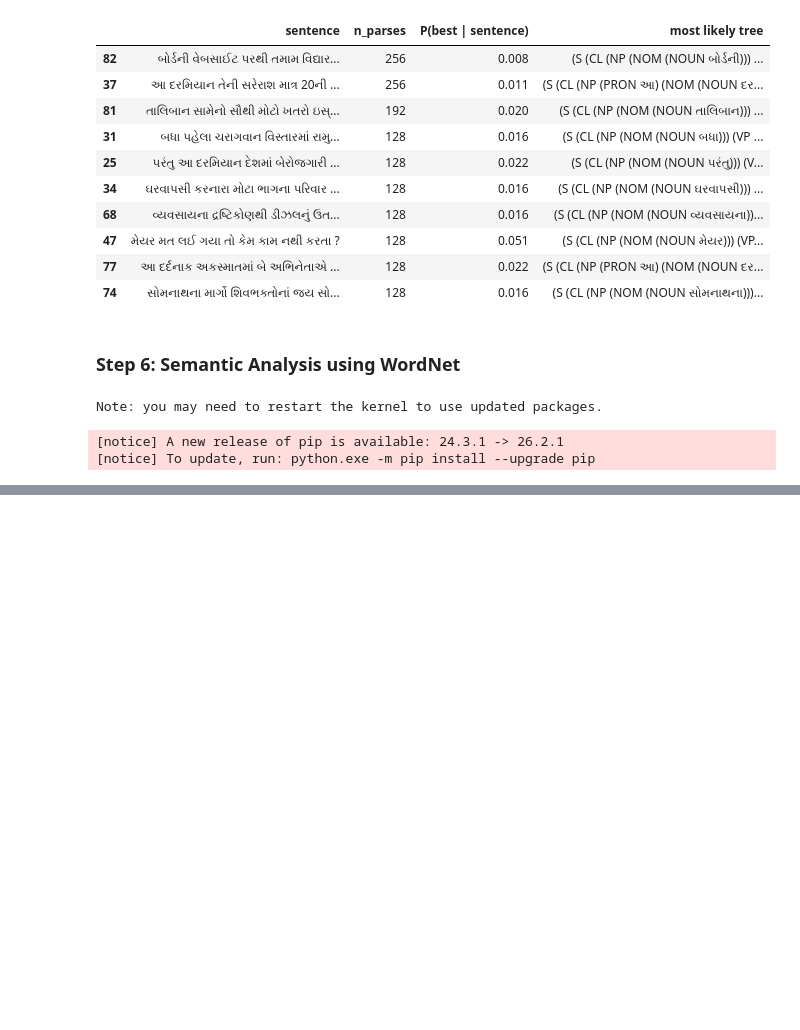
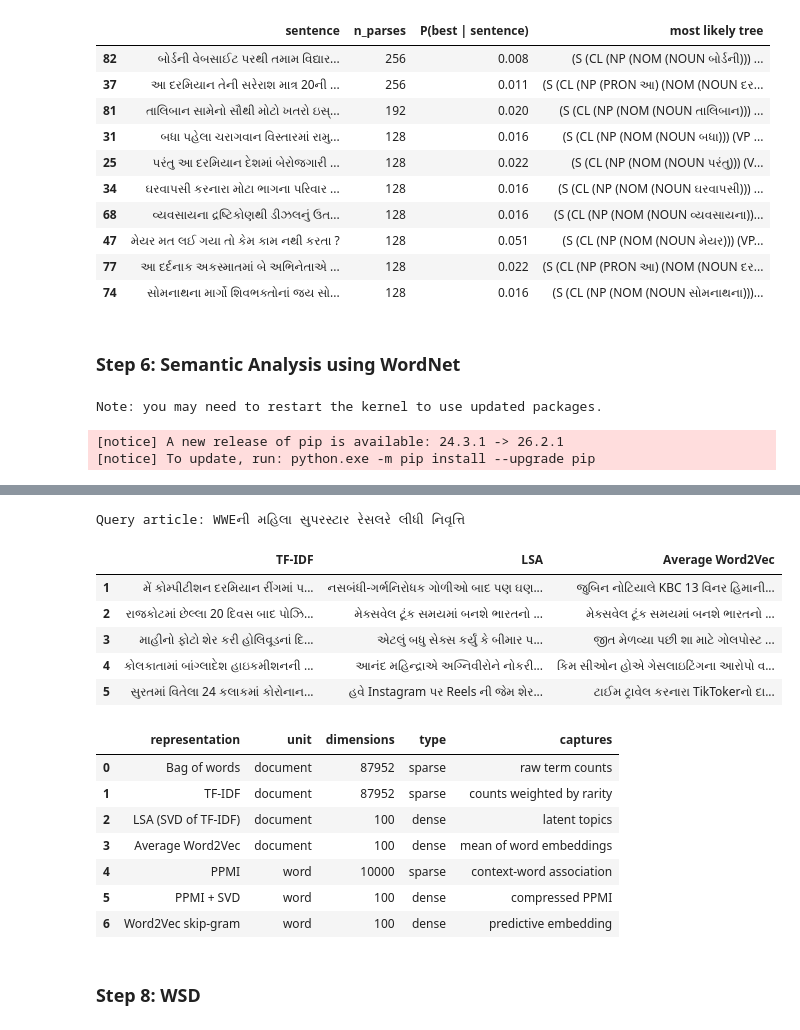
Before and after one commit to Samyak-Vishrani/Gujarati_News_NLP, a Jupyter notebook: mini_project.ipynb, the cells around one changed output, grey strips where cells are left out. Saved outputs shown, nothing was run; the diff lists cells and outputs as text; code cells hidden in the pictures; blank space fills up the shorter version.

```diff
--- a/mini_project.ipynb
+++ b/mini_project.ipynb
@@ -1839,0 +2247,15 @@ for i in (1, 13):
+# %%
+# Word similarity and analogies with Word2Vec.  Analogy a : b :: c : ?  ->  vector(b) - vector(a) + vector(c)
+PAIRS = [('પોલીસ', 'ગુનો'), ('વરસાદ', 'પાણી'), ('ક્રિકેટ', 'મેચ'), ('ક્રિકેટ', 'વરસાદ'), ('શાળા', 'વિદ્યાર્થીઓ')]
+for a, b in PAIRS:
+    if a in wv and b in wv:
+        print(f'similarity({a}, {b}) = {wv.similarity(a, b):.3f}')
+
+ANALOGIES = [('ભારત', 'દિલ્હી', 'ગુજરાત'), ('પુરુષ', 'પતિ', 'સ્ત્રી'), ('ભાજપ', 'મોદી', 'કોંગ્રેસ')]
+print()
+for a, b, c in ANALOGIES:
+    if all(w in wv for w in (a, b, c)):
+        answers = wv.most_similar(positive=[b, c], negative=[a], topn=3)
+        print(f'{a} : {b} :: {c} : ?  ->  ' + ', '.join(f'{w} ({s:.2f})' for w, s in answers))
+    else:
+        print(f'{a} : {b} :: {c} : ?  ->  skipped (word not in vocabulary)')
@@ -1839,0 +2312,45 @@ for i in (1, 13):
+# %%
+# DOCUMENT VECTORS FROM WORD EMBEDDINGS: average of the Word2Vec vectors of an article's words
+k2i = wv.key_to_index
+
+
+def doc_vector(doc):
+    ids = [k2i[t] for t in doc.split() if t in k2i]
+    return wv.vectors[ids].mean(axis=0) if ids else np.zeros(wv.vector_size, dtype=np.float32)
+
+
+X_w2v = normalize(np.vstack([doc_vector(d) for d in tqdm(docs, desc='Averaging word vectors')]))
+
+# The 5 most similar articles to the query article under each document representation
+print('Query article:', headlines[QUERY_DOC])
+display(pd.DataFrame({name: most_similar_docs(X, QUERY_DOC)['headline'].values
+                      for name, X in [('TF-IDF', X_tfidf), ('LSA', X_lsa), ('Average Word2Vec', X_w2v)]},
+                     index=range(1, 6)))
+
+pd.DataFrame([
+    ('Bag of words', 'document', X_bow.shape[1], 'sparse', 'raw term counts'),
+    ('TF-IDF', 'document', X_tfidf.shape[1], 'sparse', 'counts weighted by rarity'),
+    ('LSA (SVD of TF-IDF)', 'document', X_lsa.shape[1], 'dense', 'latent topics'),
+    ('Average Word2Vec', 'document', X_w2v.shape[1], 'dense', 'mean of word embeddings'),
+    ('PPMI', 'word', ppmi.shape[1], 'sparse', 'context-word association'),
+    ('PPMI + SVD', 'word', ppmi_svd.shape[1], 'dense', 'compressed PPMI'),
+    ('Word2Vec skip-gram', 'word', wv.vector_size, 'dense', 'predictive embedding'),
+], columns=['representation', 'unit', 'dimensions', 'type', 'captures'])
+# %% [output]
+Query article: WWEની મહિલા સુપરસ્ટાર રેસલરે લીધી નિવૃત્તિ
+|  | TF-IDF | LSA | Average Word2Vec |
+| 1 | મેં કોમ્‍પીટીશન દરમિયાન રીંગમાં પ... | નસબંધી-ગર્ભનિરોધક ગોળીઓ બાદ પણ ઘણ... | જુબિન નોટિયાલે KBC 13 વિનર હિમાની... |
+| 2 | રાજકોટમાં છેલ્લા 20 દિવસ બાદ પોઝિ... | મેક્સવેલ ટૂંક સમયમાં બનશે ભારતનો ... | મેક્સવેલ ટૂંક સમયમાં બનશે ભારતનો ... |
+| 3 | માહીનો ફોટો શેર કરી હોલિવૂડનાં દિ... | એટલું બધુ સેક્સ કર્યું કે બીમાર પ... | જીત મેળવ્યા પછી શા માટે ગોલપોસ્ટ ... |
+| 4 | કોલકાતામાં બાંગ્લાદેશ હાઇકમીશનની ... | આનંદ મહિન્દ્રાએ અગ્નિવીરોને નોકરી... | કિમ સીઓન હોએ ગેસલાઇટિંગના આરોપો વ... |
+| 5 | સુરતમાં વિતેલા 24 કલાકમાં કોરોનાન... | હવે Instagram પર Reels ની જેમ શેર... | ટાઈમ ટ્રાવેલ કરનારા TikTokerનો દા... |
+|  | representation | unit | dimensions | type | captures |
+| 0 | Bag of words | document | 87952 | sparse | raw term counts |
+| 1 | TF-IDF | document | 87952 | sparse | counts weighted by rarity |
+| 2 | LSA (SVD of TF-IDF) | document | 100 | dense | latent topics |
+| 3 | Average Word2Vec | document | 100 | dense | mean of word embeddings |
+| 4 | PPMI | word | 10000 | sparse | context-word association |
+| 5 | PPMI + SVD | word | 100 | dense | compressed PPMI |
+| 6 | Word2Vec skip-gram | word | 100 | dense | predictive embedding |
+# %% [markdown]
+### Step 8: WSD
```
Also changed, not shown: parts of 28 cells of this notebook.
